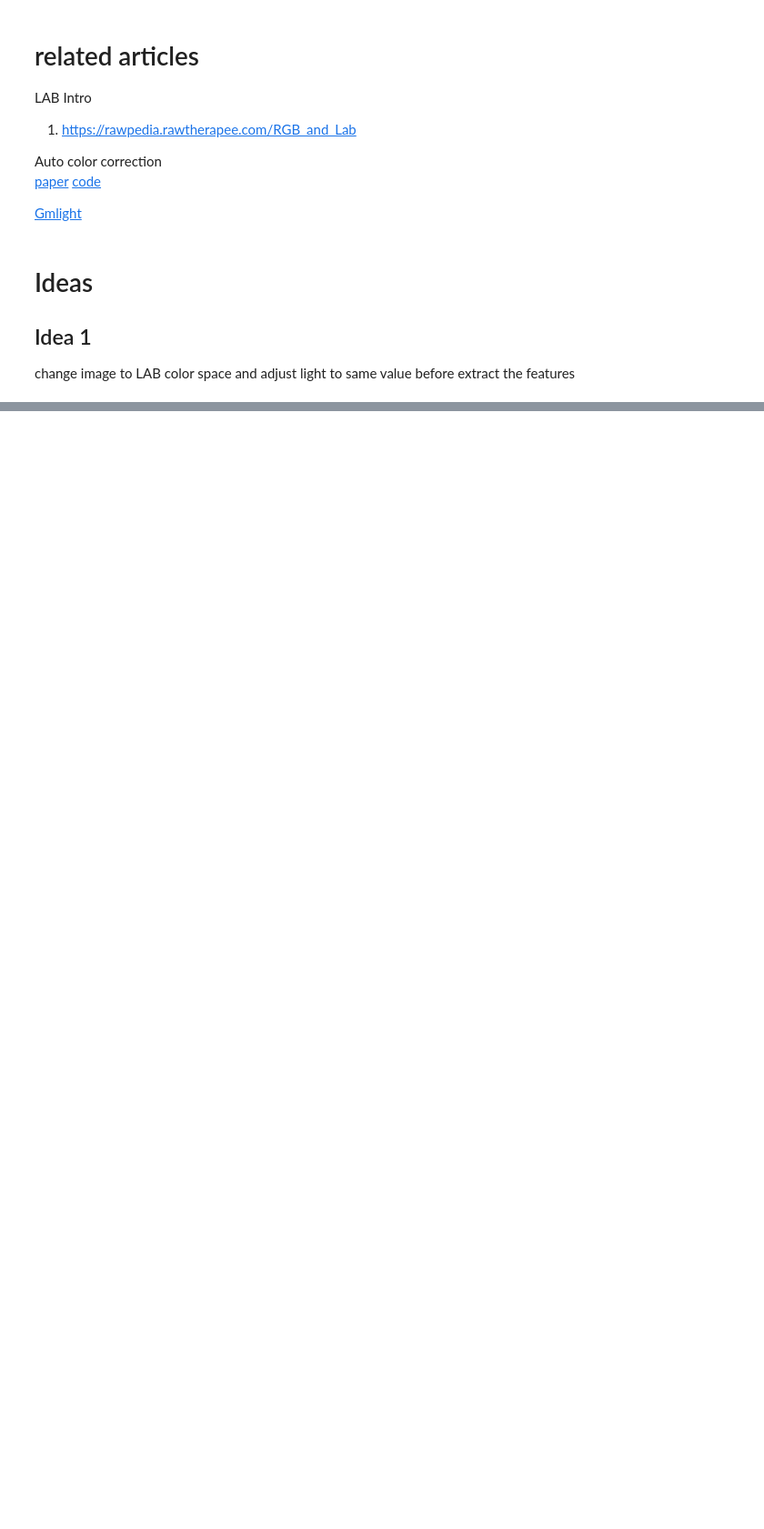
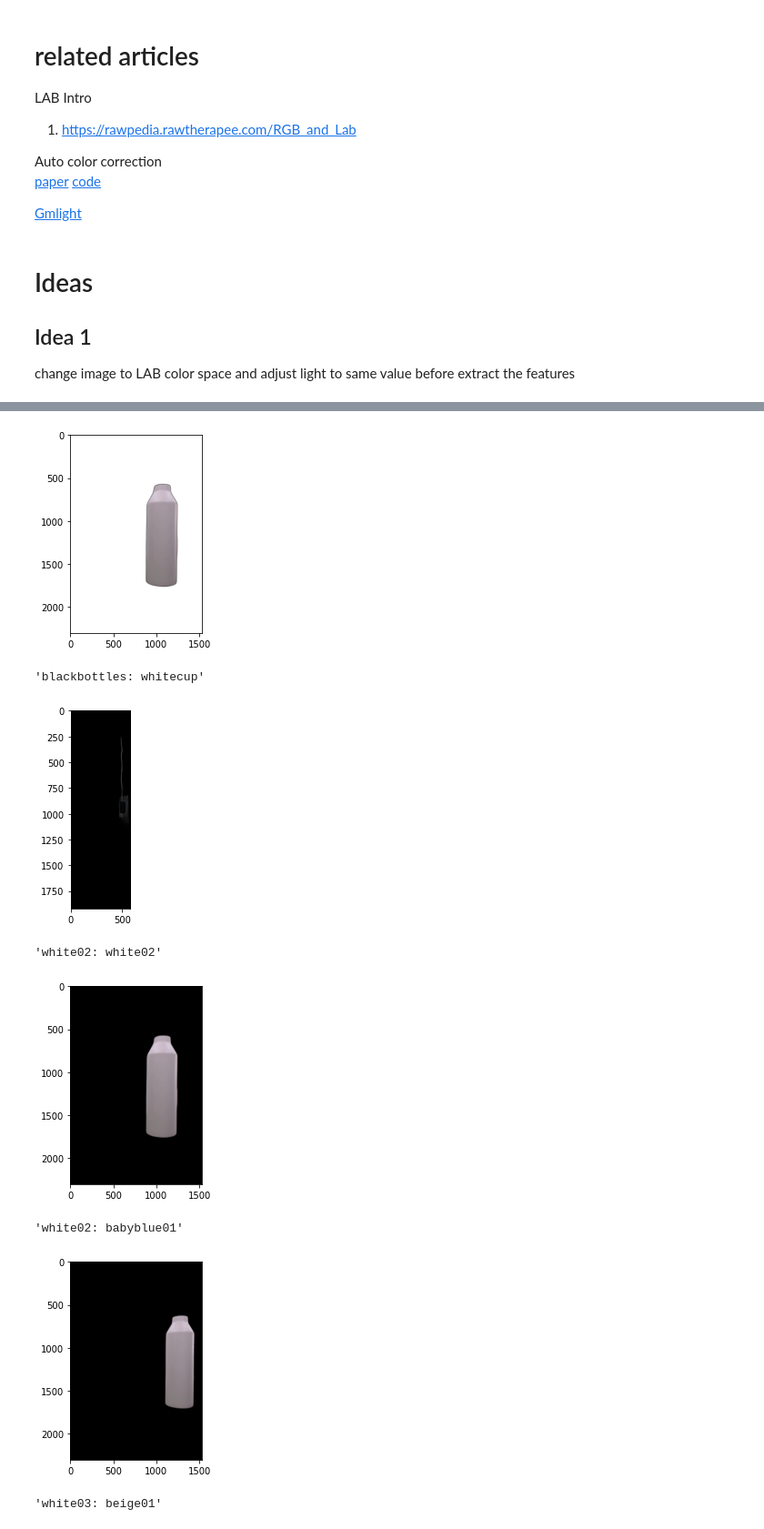
Before and after one commit to MM2021-811/ImageIdentification, a Jupyter notebook: colorspace.ipynb, the cells around one changed output, grey strips where cells are left out. Shown at 91% size. Cells and saved outputs as stored; diff of their text form; code cells hidden in the pictures; blank space fills up the shorter version.

```diff
--- a/colorspace.ipynb
+++ b/colorspace.ipynb
@@ -45,0 +186,68 @@ video:155604kB audio:0kB subtitle:0kB other streams:0kB global headers:0kB muxin
+# %%
+from rembg.bg import remove
+import numpy as np
+from util.vearchutil import VearchUtil
+from util.testutil import TestUtil
+import cv2
+import matplotlib.pyplot as plt
+from PIL import Image
+import io
+from pprint import pprint
+
+wrong_images = ['./data/zerobox_light/images/babyblue01/output0079.png',
+ './data/zerobox_light/images/beige01/output0072.png',
+ './data/zerobox_light/images/lavender01/output0084.png',
+ './data/zerobox_light/images/white02/output0064.png',
+ './data/zerobox_light/images/yellow03/bumbler0021.png',
+ './data/zerobox_light/images/yellow03/bumbler0022.png']
+
+
+wrong_images = ['./data/zerobox_nobg/images/blackbottles/000037.png',
+ './data/zerobox_nobg/images/white02/output0064.png',
+ './data/zerobox_nobg/images/white02/output0065.png',
+ './data/zerobox_nobg/images/white03/output0065.png',
+ './data/zerobox_nobg/images/yellow03/bumbler0021.png',
+ './data/zerobox_nobg/images/yellow03/bumbler0022.png']
+
+
+f = np.fromfile(wrong_images[1])
+result = remove(f)
+image = Image.open(io.BytesIO(result)).convert("RGBA")
+image.save("bg_removed.png")
+
+plt.imshow(image)
+plt.show()
+
+# # pil_image = PIL.Image.open('image.jpg')
+# opencvImage = cv2.cvtColor(numpy.array(pil_image), cv2.COLOR_RGB2BGR)
+model_name = "vgg16"
+vearchutil = VearchUtil(model_name)
+testUtil = TestUtil(model_name)
+images = []
+
+cnt_correct = 0
+for image_name in wrong_images:
+    image = testUtil.remove_bg(image_name)
+
+    # images.append(image)
+    sid = image_name.split('/')[-2]
+    item = vearchutil.search_by_image(image=image)
+
+    pprint(f"{sid}: {item['data']['sid']}")
+    if sid == item["data"]["sid"]:
+        cnt_correct += 1
+
+    image = cv2.cvtColor(image,cv2.COLOR_BGR2RGB)
+    plt.imshow(image)
+    plt.show()
+
+print(f"result: {cnt_correct}/{len(wrong_images)}")
+# %% [output]
+[figure, added]
+'blackbottles: whitecup'
+[figure, added]
+'white02: white02'
+[figure, added]
+'white02: babyblue01'
+[figure, added]
+'white03: beige01'
```
Also changed, not shown: parts of 13 cells of this notebook, 10 other files.
